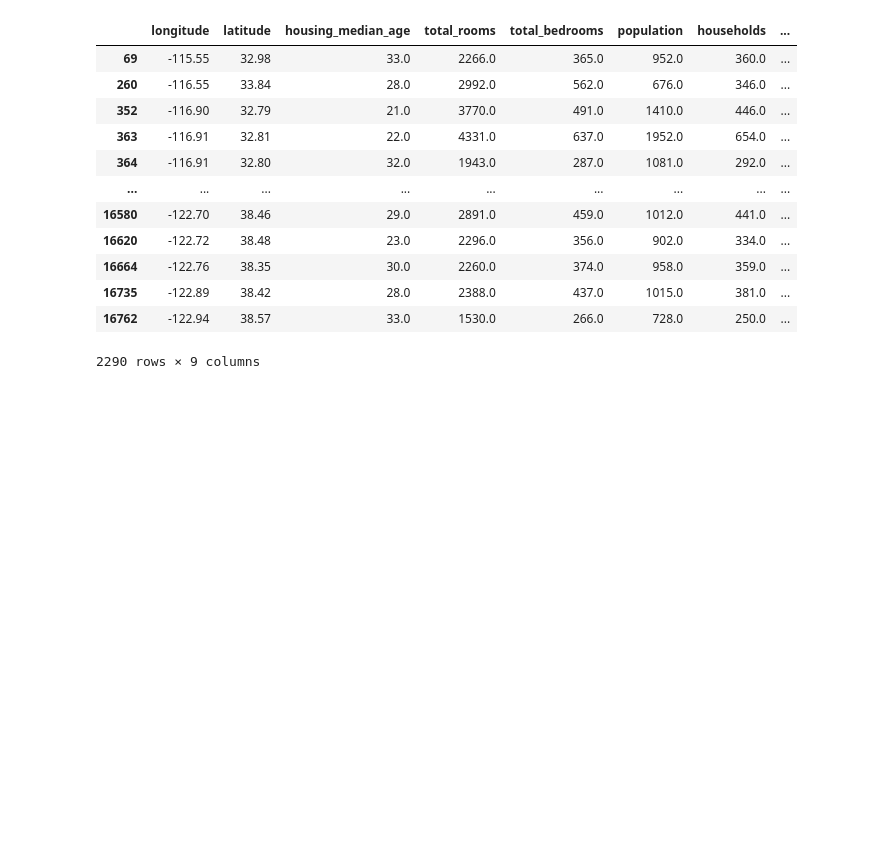
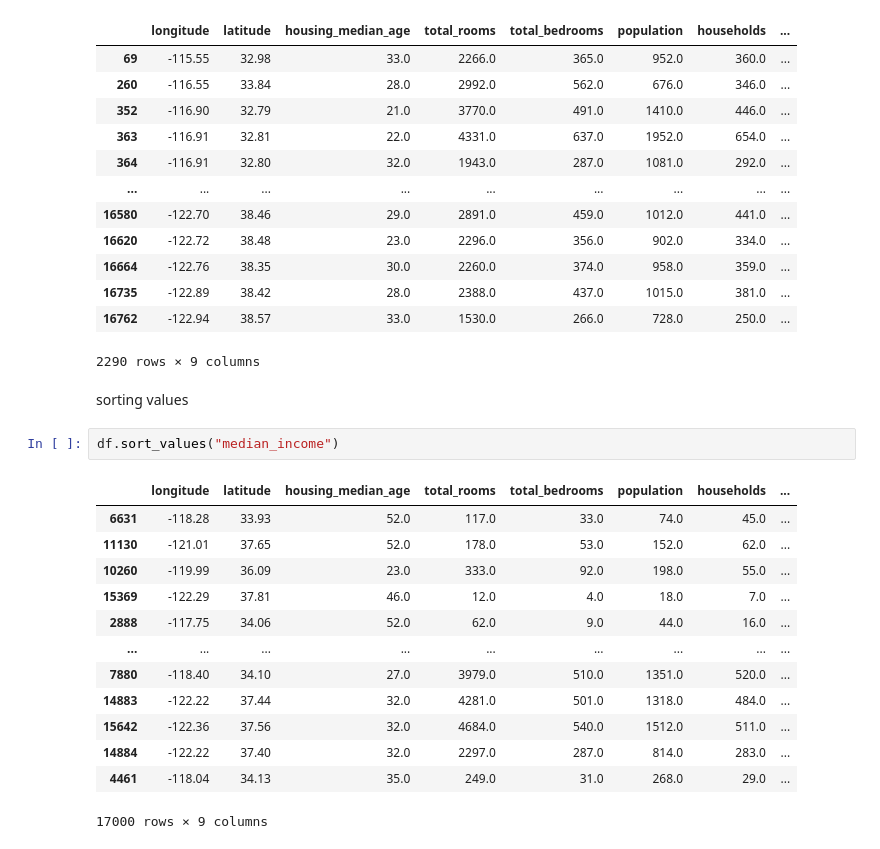
Before and after one commit to shreshthasharma110/PANDAS_LEARNING, a Jupyter notebook: 05_filtering_sorting.ipynb, the cells around one changed output. Drawn from its saved outputs; the diff is of its cells as text; blank space fills up the shorter version.

```diff
--- a/05_filtering_sorting.ipynb
+++ b/05_filtering_sorting.ipynb
@@ -97,3 +97,21 @@ df[(df["median_income"] > 5) & (df["housing_median_age"] > 20)]
 | 16735 | -122.89 | 38.42 | 28.0 | 2388.0 | 437.0 | 1015.0 | 381.0 | ... |
 | 16762 | -122.94 | 38.57 | 33.0 | 1530.0 | 266.0 | 728.0 | 250.0 | ... |
 2290 rows × 9 columns
+# %% [markdown]
+sorting values
+# %%
+df.sort_values("median_income")
+# %% [output]
+|  | longitude | latitude | housing_median_age | total_rooms | total_bedrooms | population | households | ... |
+| 6631 | -118.28 | 33.93 | 52.0 | 117.0 | 33.0 | 74.0 | 45.0 | ... |
+| 11130 | -121.01 | 37.65 | 52.0 | 178.0 | 53.0 | 152.0 | 62.0 | ... |
+| 10260 | -119.99 | 36.09 | 23.0 | 333.0 | 92.0 | 198.0 | 55.0 | ... |
+| 15369 | -122.29 | 37.81 | 46.0 | 12.0 | 4.0 | 18.0 | 7.0 | ... |
+| 2888 | -117.75 | 34.06 | 52.0 | 62.0 | 9.0 | 44.0 | 16.0 | ... |
+| ... | ... | ... | ... | ... | ... | ... | ... | ... |
+| 7880 | -118.40 | 34.10 | 27.0 | 3979.0 | 510.0 | 1351.0 | 520.0 | ... |
+| 14883 | -122.22 | 37.44 | 32.0 | 4281.0 | 501.0 | 1318.0 | 484.0 | ... |
+| 15642 | -122.36 | 37.56 | 32.0 | 4684.0 | 540.0 | 1512.0 | 511.0 | ... |
+| 14884 | -122.22 | 37.40 | 32.0 | 2297.0 | 287.0 | 814.0 | 283.0 | ... |
+| 4461 | -118.04 | 34.13 | 35.0 | 249.0 | 31.0 | 268.0 | 29.0 | ... |
+17000 rows × 9 columns
```
